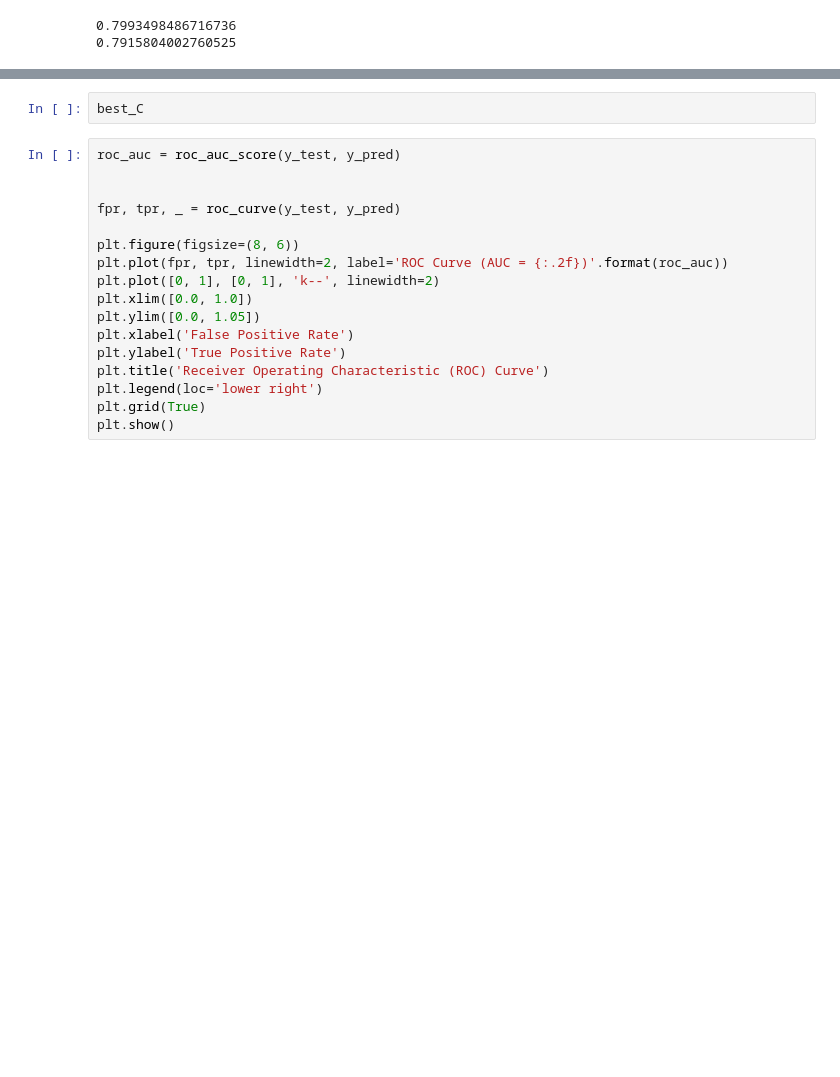
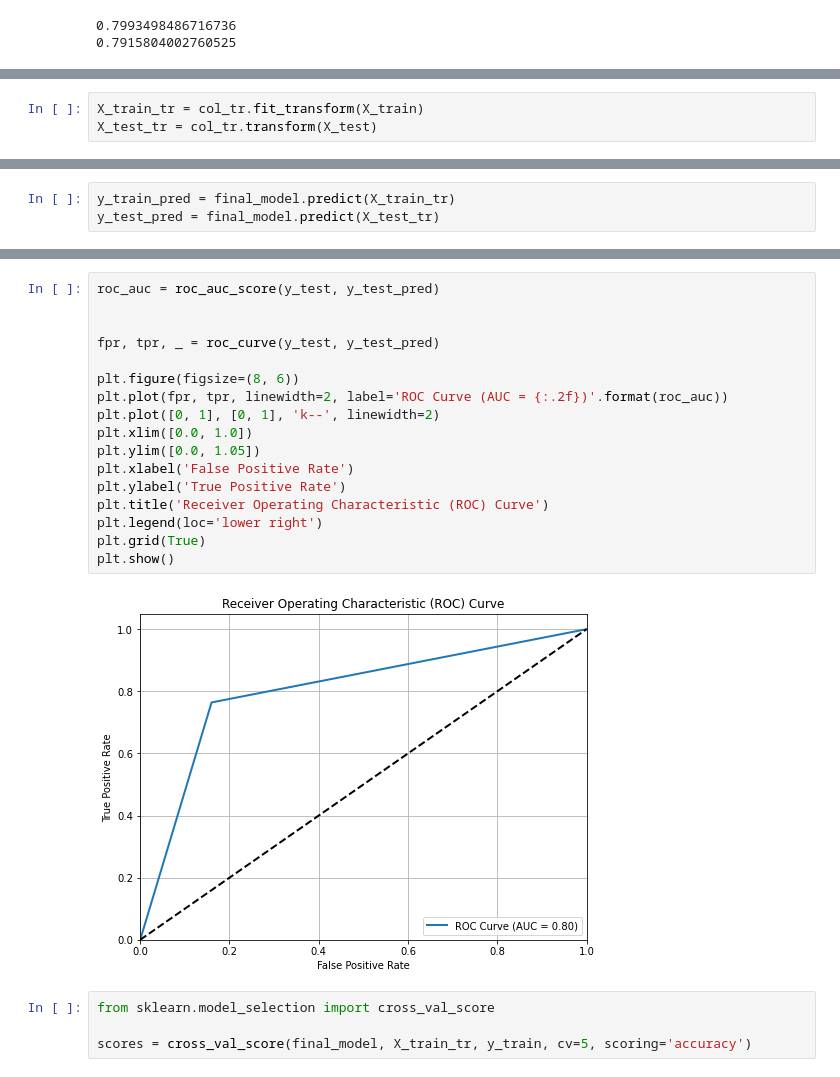
Before and after one commit to ramses02/Vaccines, a Jupyter notebook: main_notebook.ipynb, the cells around one changed output, grey strips where cells are left out. Drawn from its saved outputs; the diff is of its cells as text; blank space fills up the shorter version.

```diff
--- a/main_notebook.ipynb
+++ b/main_notebook.ipynb
@@ -173,0 +206,3 @@ log_pipe = Pipeline(steps=[('ct', col_tr),
+# %%
+X_train_tr = col_tr.fit_transform(X_train)
+X_test_tr = col_tr.transform(X_test)
@@ -188 +241,4 @@ log_y_pred = log_pipe.predict(X_test)
+# %%
+y_train_pred = final_model.predict(X_train_tr)
+y_test_pred = final_model.predict(X_test_tr)
 # %%
@@ -216,19 +255,23 @@ f1
-# %%
-best_C
 # %%
-roc_auc = roc_auc_score(y_test, y_pred)
+roc_auc = roc_auc_score(y_test, y_test_pred)
 
 
-fpr, tpr, _ = roc_curve(y_test, y_pred)
+fpr, tpr, _ = roc_curve(y_test, y_test_pred)
 
 plt.figure(figsize=(8, 6))
 plt.plot(fpr, tpr, linewidth=2, label='ROC Curve (AUC = {:.2f})'.format(roc_auc))
 plt.plot([0, 1], [0, 1], 'k--', linewidth=2)
 plt.xlim([0.0, 1.0])
 plt.ylim([0.0, 1.05])
 plt.xlabel('False Positive Rate')
 plt.ylabel('True Positive Rate')
 plt.title('Receiver Operating Characteristic (ROC) Curve')
 plt.legend(loc='lower right')
 plt.grid(True)
 plt.show()
+# %% [output]
+[figure, added]
+# %%
+from sklearn.model_selection import cross_val_score
+
+scores = cross_val_score(final_model, X_train_tr, y_train, cv=5, scoring='accuracy')
```
Also changed, not shown: parts of 19 cells of this notebook.
